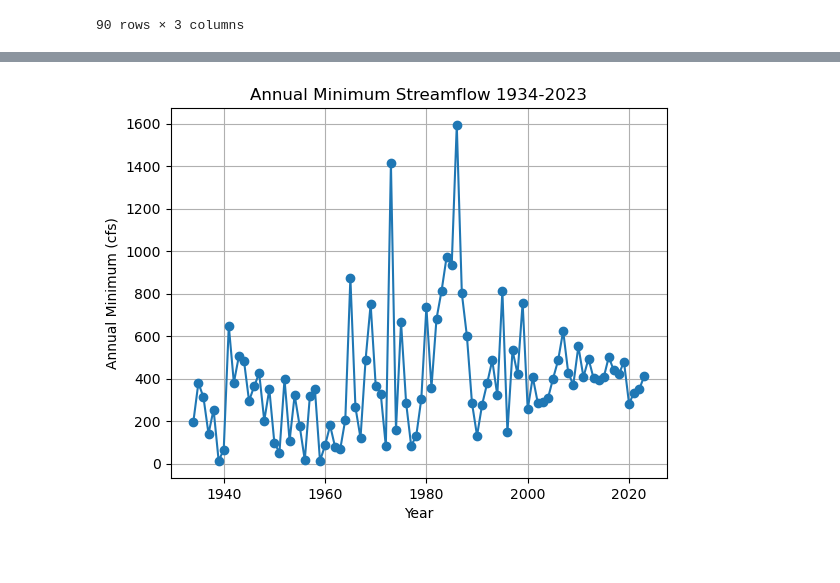
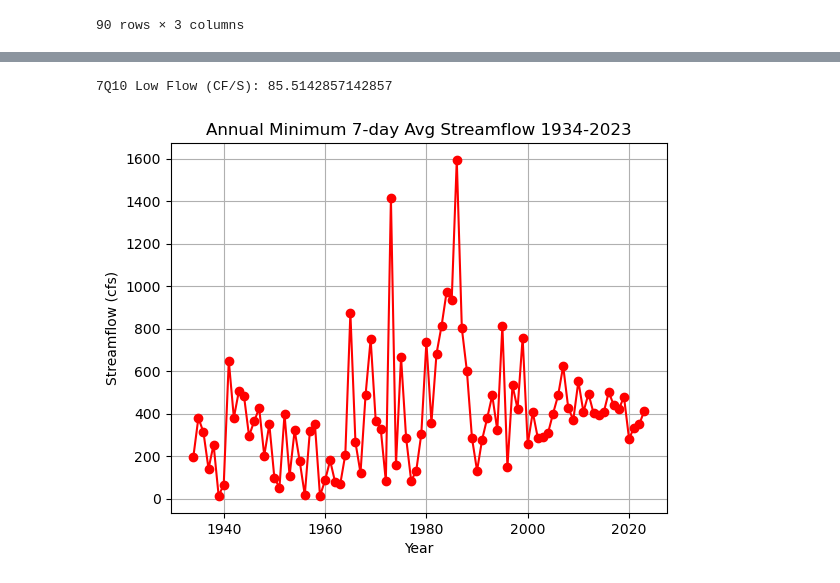
Before and after one commit to JulianEsler/7Q10, a Jupyter notebook: 7Q10 Final Workbook.ipynb, the cells around one changed output, grey strips where cells are left out. Cells and saved outputs as stored; diff of their text form; code cells hidden in the pictures.

```diff
--- a/7Q10 Final Workbook.ipynb
+++ b/7Q10 Final Workbook.ipynb
@@ -150,12 +196,17 @@ print("7Q10 Low Flow (CF/S):", low_flow)
+# %%
+low_flow = gdf['SortedAnnualMin'].quantile(0.1)
+print("7Q10 Low Flow (CF/S):", low_flow)
+# %% [output]
+7Q10 Low Flow (CF/S): 85.5142857142857
 # %%
 import matplotlib.pyplot as plt
 
 # Plotting
-plt.plot(gdf['Year'], gdf['AnnualMin'], marker='o', linestyle='-')
-plt.title('Annual Minimum Streamflow 1934-2023')
+plt.plot(gdf['Year'], gdf['AnnualMin'], marker='o', linestyle='-', color="red")
+plt.title('Annual Minimum 7-day Avg Streamflow 1934-2023')
 plt.xlabel('Year')
-plt.ylabel('Annual Minimum (cfs)')
+plt.ylabel('Streamflow (cfs)')
 plt.grid(True)
 plt.show()
 # %% [output]
-[figure, old version]
+[figure, new version]
```
Also changed, not shown: parts of 5 cells of this notebook.
